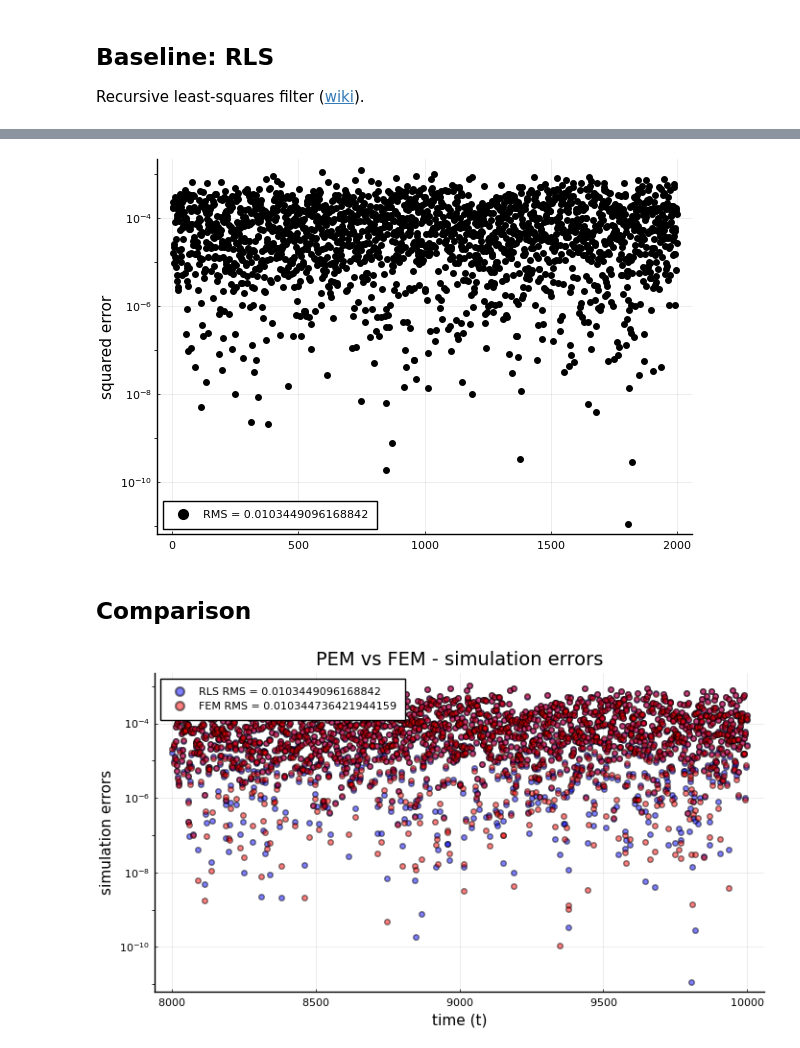
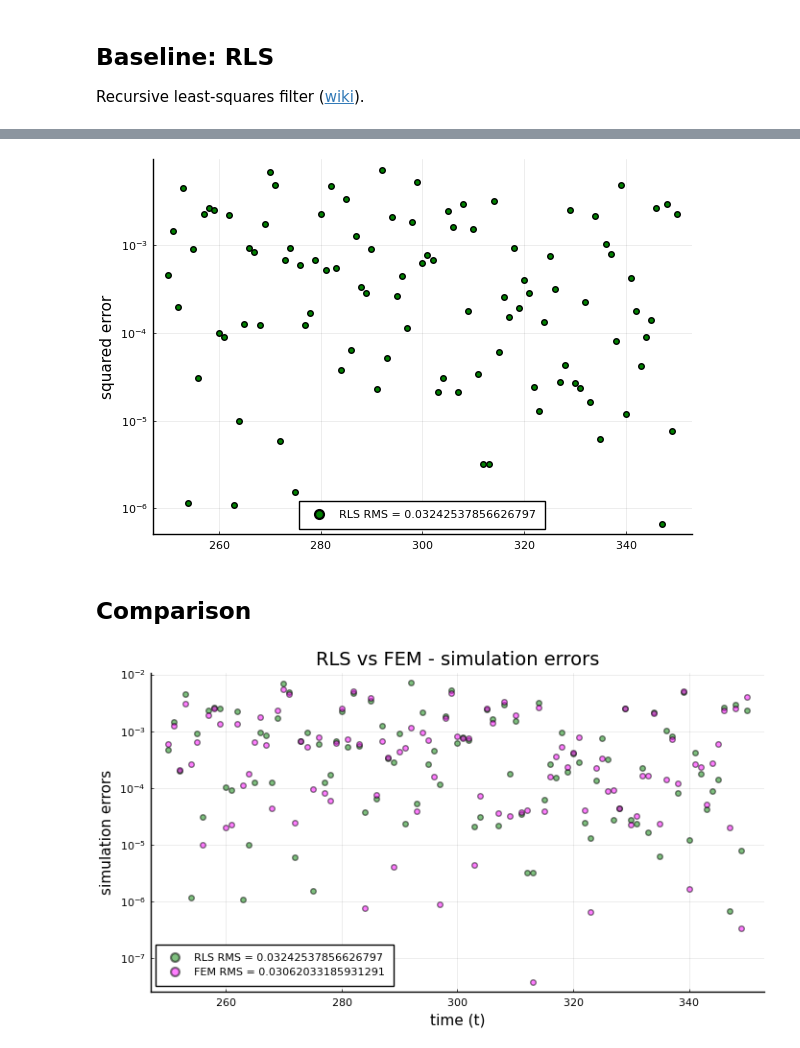
Before and after one commit to biaslab/nsi-silverbox, a Jupyter notebook: experiments-verification/experiment-NARMAX.ipynb, the cells around one changed output, grey strips where cells are left out. Drawn from its saved outputs; the diff is of its cells as text; code cells hidden in the pictures.

```diff
--- a/experiments-verification/experiment-NARMAX.ipynb
+++ b/experiments-verification/experiment-NARMAX.ipynb
@@ -13,0 +17,23 @@ pyplot();
+# %%
+# Orders
+M1 = 2
+M2 = 2
+M3 = 2
+M = M1+1+M2+M3
+
+# Number of coefficients
+deg_t = 3
+N_t = (M1+1+M2+M3)*deg_t + 1
+
+# Parameters
+τ_true = 1e3
+θ_true = .1 .*(rand(N_t,) .- 0.5)
+
+# Length of transient period
+tt = 50
+
+# Length of observed signal
+ts = 200 + tt
+
+# Length of simulation horizon
+T = 100 + ts;
@@ -316,11 +323,15 @@ end
 # %%
+# Prepare array
+simulations_RLS = zeros(T,)
+simulations_RLS[1:ts] = output[1:ts]
+
 # Simulation
-for k in ix_val
+for k in ts:T
 
     # Update data vector
-    x = [predictions_RLS[k-1:-1:k-M1]; input[k:-1:k-M2]]
+    ϕx = ϕ([simulations_RLS[k-1:-1:k-M1]; input[k:-1:k-M2]; zeros(M3,)])
 
     # Prediction
-    predictions_RLS[k] = w'*x
+    simulations_RLS[k] = w_k'*ϕx
 
 end
@@ -327,31 +348,30 @@ end
 # %%
-error_RLS = predictions_RLS[ix_val] - output[ix_val]
-RMS_RLS = sqrt(mean(error_RLS.^2))
+sqerror_RLS = (simulations_RLS[ts:T] - output[ts:T]).^2
+RMS_RLS = sqrt(mean(sqerror_RLS))
 
-scatter(error_RLS.^2, label="RMS = "*string(RMS_RLS), color="black", ylabel="squared error", yscale=:log10)
+scatter(ts:T, sqerror_RLS, label="RLS RMS = "*string(RMS_RLS), color="green", ylabel="squared error", yscale=:log10)
 # %% [output]
-[figure, old version]
+[figure, new version]
 # %% [markdown]
 ## Comparison
 # %%
 # Comparing simulation errors between PEM and FEM
-scatter(ix_val,
-        error_RLS.^2,
-        color="blue",
+scatter(ts:T,
+        sqerror_RLS,
+        color="green",
         alpha=0.5,
         markersize=4,
         size=(700,400),
         yscale=:log10,
         xlabel="time (t)",
         ylabel="simulation errors",
-        label="RLS RMS = "*string(RMS_RLS),
-        legend=:topleft)
-scatter!(ix_val,
-         error_FEM.^2,
-         color="red",
+        label="RLS RMS = "*string(RMS_RLS))
+scatter!(ts:T,
+         sqerror_FEM,
+         color="magenta",
          alpha=0.5,
          markersize=4,
          labels="FEM RMS = "*string(RMS_FEM),
-         title="PEM vs FEM - simulation errors")
+         title="RLS vs FEM - simulation errors")
 # %% [output]
-[figure, old version]
+[figure, new version]
```
Also changed, not shown: parts of 34 cells of this notebook, 3 other files.
